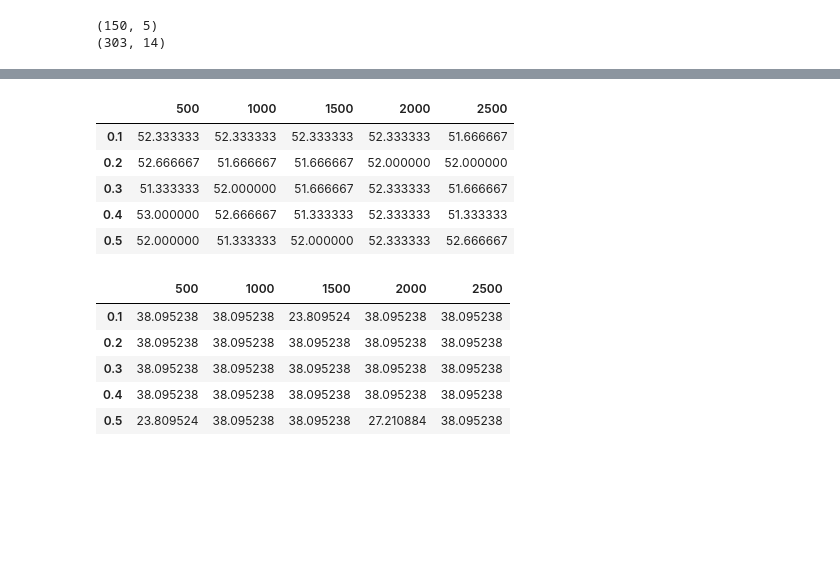
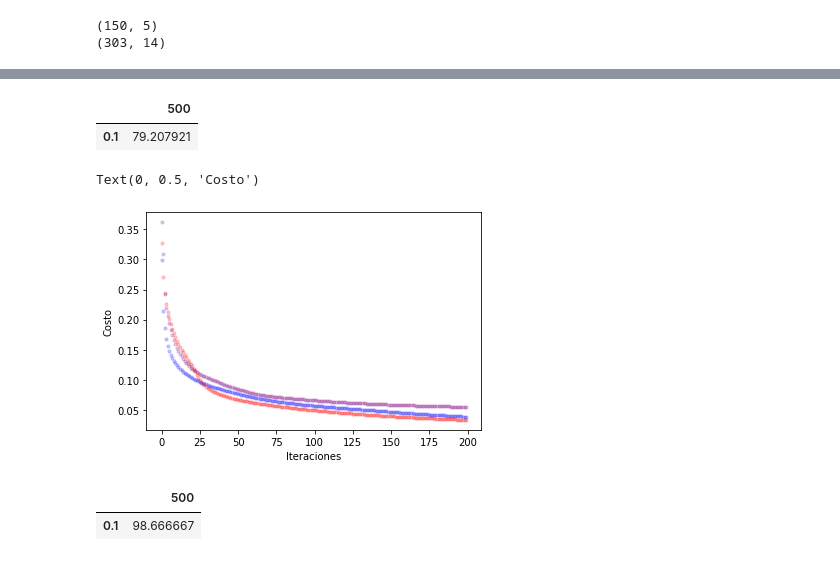
Before and after one commit to ytuza/PerceptronMulticapa, a Jupyter notebook: MVSyPMC.ipynb, the cells around one changed output, grey strips where cells are left out. Cells and saved outputs as stored; diff of their text form; code cells hidden in the pictures; blank space fills up the shorter version.

```diff
--- a/MVSyPMC.ipynb
+++ b/MVSyPMC.ipynb
@@ -220,11 +240,11 @@ def Accuracy(perc, x_p , y_real):
     t = x_p[i]
     t = t.reshape(len(t),1)
     r_perc = perc.forward_t(t.T).round()[0]
-    #print(r_perc)
-    #print(y_real[0])
-    #print((perc.forward_t(t.T).round()[0] == y_real[0]).all())
-    if(r_perc == y_real[0]).all():
+
+    if(r_perc == y_real[i]).all():
       c = c+1
+
+  i = len(y_real)
   v = (c/i) * 100
-  #print(int(v))
+
   return v
@@ -231,38 +255,45 @@ def Accuracy(perc, x_p , y_real):
 # %%
 
-full_Card = Crear_k_folds(data_ec,'target',3)
-full_Iris = Crear_k_folds2(data_iris,'variety',3)
 
-alphas = [0.1,0.2,0.3, 0.4, 0.5]
-its = [500, 1000, 1500, 2000, 2500]
+alphas = [0.1] #,0.2,0.3, 0.4, 0.5]
+its = [500] #, 1000, 1500, 2000, 2500]
 
 rpta = np.zeros([len(alphas),len(its)])
 
+costos_v = []
 for k in range(3):
   tr_Card, te_Card = split_Tr_Te(full_Card,[k],3)
-  tr_Card_x, tr_Card_y, te_Card_x, te_Card_y = gen_Tr_Te(te_Card,te_Card)
-
+  tr_Card_x, tr_Card_y, te_Card_x, te_Card_y = gen_Tr_Te(tr_Card,te_Card)
 
   for a in  range(len(alphas)):
     for itr in range(len(its)):
-      p1 = Perceptron(tr_Card_x,[13,25,2],alphas[a])
+      p1 = Perceptron(te_Card_x,[13,7, 5,2],alphas[a])
       p1.crear_rpta()
-      y_v = p1.convR(tr_Card_y)
-      p1.train(its[itr], y_v )
+      y_v = p1.convR(te_Card_y)
+      l_v = p1.train(its[itr], y_v )
 
-      rpta[a,itr] += Accuracy(p1, tr_Card_x, y_v)
+      acc = Accuracy(p1, tr_Card_x, p1.convR(tr_Card_y))
+
+      rpta[a,itr] += acc
+
+      costos_v.append(l_v)
 
 rpta = rpta/3
 C_Diab = pd.DataFrame(data = rpta, index= alphas, columns = its)
 
 C_Diab
 # %% [output]
-|  | 500 | 1000 | 1500 | 2000 | 2500 |
-| 0.1 | 52.333333 | 52.333333 | 52.333333 | 52.333333 | 51.666667 |
-| 0.2 | 52.666667 | 51.666667 | 51.666667 | 52.000000 | 52.000000 |
-| 0.3 | 51.333333 | 52.000000 | 51.666667 | 52.333333 | 51.666667 |
-| 0.4 | 53.000000 | 52.666667 | 51.333333 | 52.333333 | 51.333333 |
-| 0.5 | 52.000000 | 51.333333 | 52.000000 | 52.333333 | 52.666667 |
+|  | 500 |
+| 0.1 | 79.207921 |
+# %%
+plt.scatter(np.arange(200),costos_v[0], s=10,c='purple',alpha=0.2)
+plt.scatter(np.arange(200),costos_v[1], s=10,c='blue',alpha=0.2)
+plt.scatter(np.arange(200),costos_v[2], s=10,c='red',alpha=0.2)
+plt.xlabel('Iteraciones')
+plt.ylabel('Costo')
+# %% [output]
+Text(0, 0.5, 'Costo')
+[figure, added]
 # %%
 rpta = np.zeros([len(alphas),len(its)])
 
@@ -273,21 +304,17 @@ for k in range(3):
 
   for a in  range(len(alphas)):
     for itr in range(len(its)):
-      p1 = Perceptron(tr_Iris_x,[4,25,3],alphas[a])
+      p1 = Perceptron(te_Iris_x,[4,4,2,3,4,3],alphas[a])
       p1.crear_rpta()
-      y_v = p1.convR(tr_Iris_y)
-      p1.train(its[itr], y_v )
+      y_v = p1.convR(te_Iris_y)
+      l2 = p1.train(its[itr], y_v )
 
-      rpta[a,itr] += Accuracy(p1, tr_Iris_x, y_v)
+      rpta[a,itr] += Accuracy(p1, tr_Iris_x, p1.convR(tr_Iris_y))
 
 rpta = rpta/3
 C_Diab = pd.DataFrame(data = rpta, index= alphas, columns = its)
 
 C_Diab
 # %% [output]
-|  | 500 | 1000 | 1500 | 2000 | 2500 |
-| 0.1 | 38.095238 | 38.095238 | 23.809524 | 38.095238 | 38.095238 |
-| 0.2 | 38.095238 | 38.095238 | 38.095238 | 38.095238 | 38.095238 |
-| 0.3 | 38.095238 | 38.095238 | 38.095238 | 38.095238 | 38.095238 |
-| 0.4 | 38.095238 | 38.095238 | 38.095238 | 38.095238 | 38.095238 |
-| 0.5 | 23.809524 | 38.095238 | 38.095238 | 27.210884 | 38.095238 |
+|  | 500 |
+| 0.1 | 98.666667 |
```
Also changed, not shown: parts of 6 cells of this notebook.
